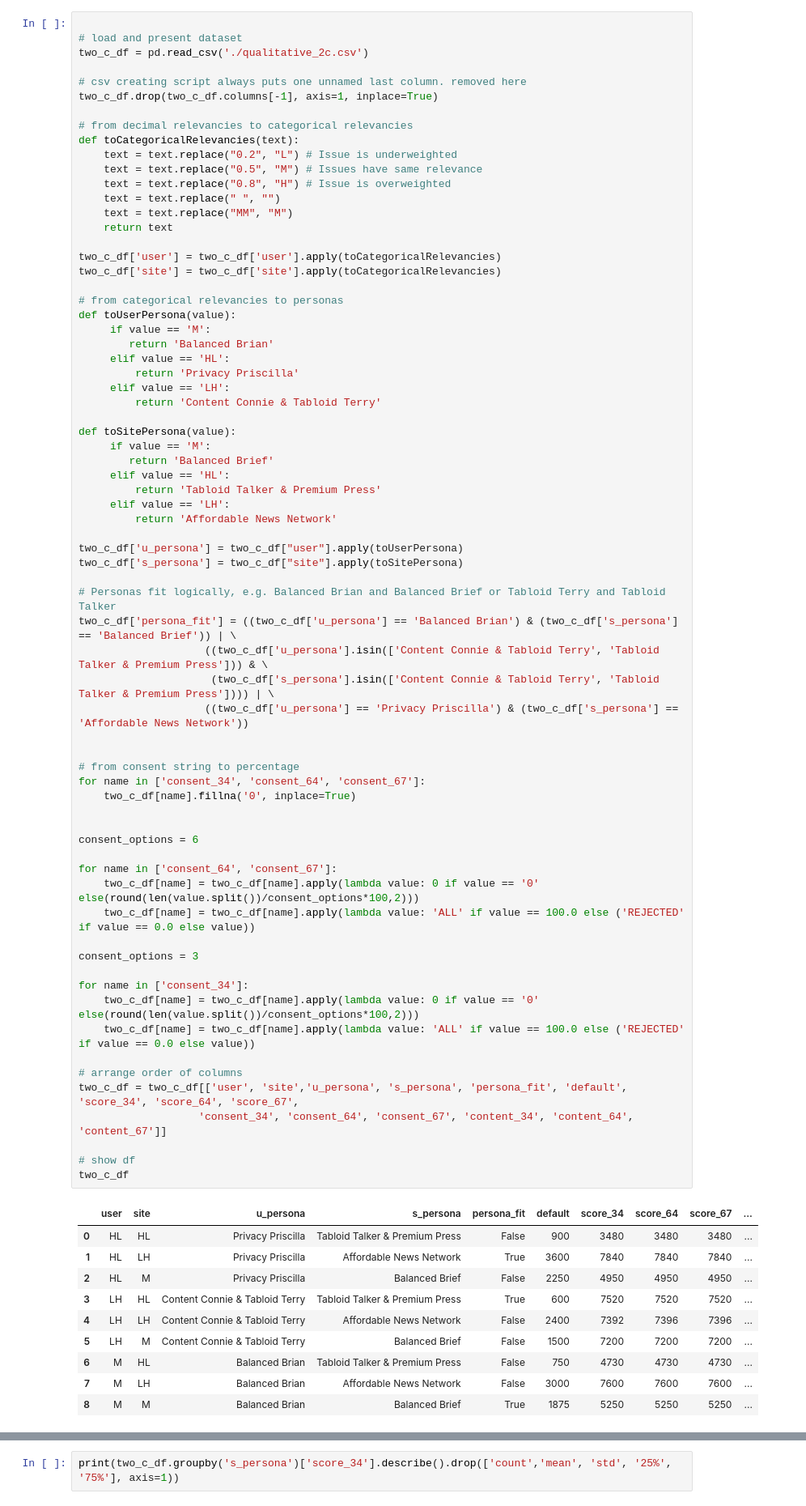
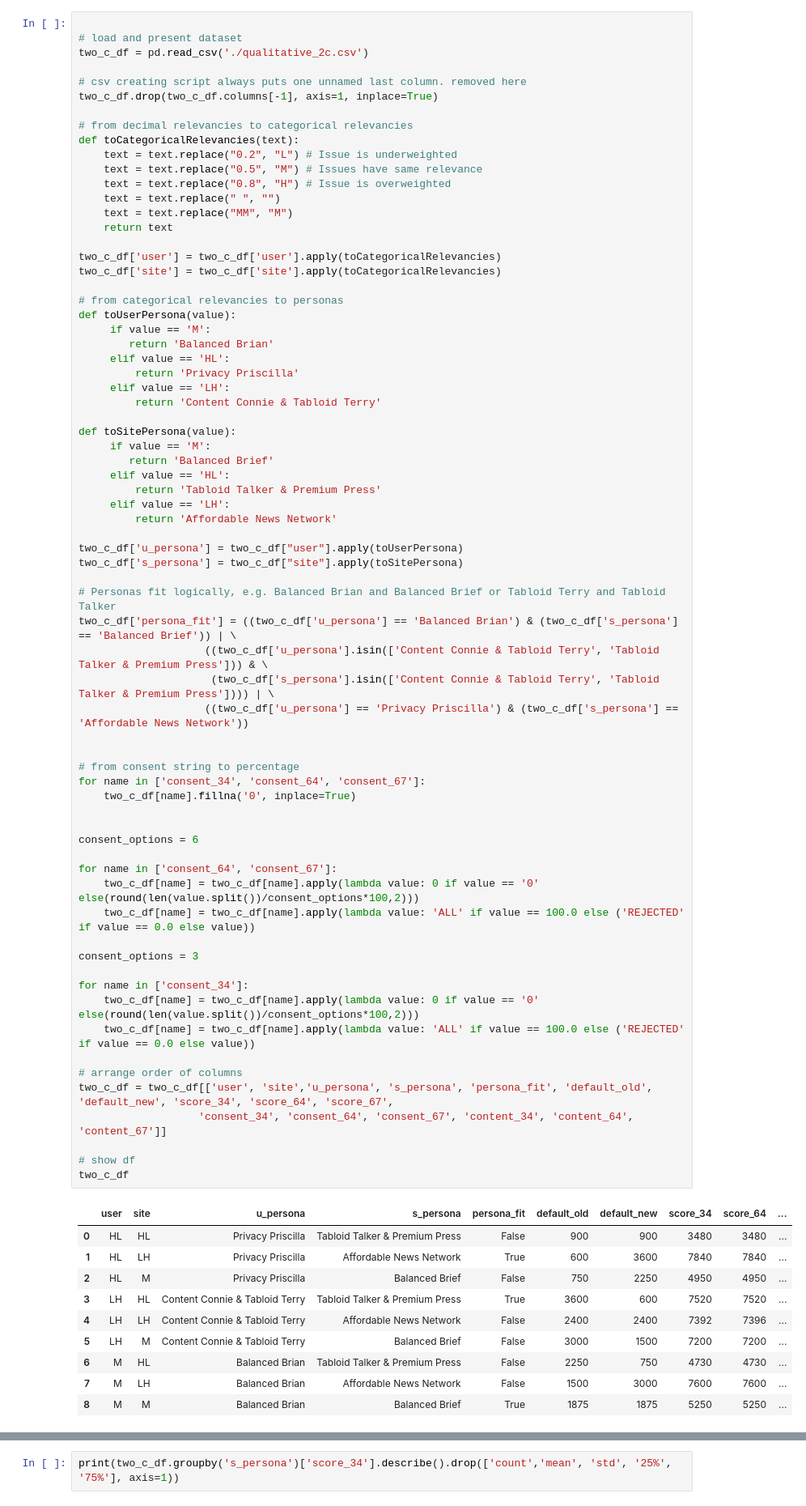
Before and after one commit to 82beja1bwi/contract-evaluation, a Jupyter notebook: qualitative_analysis.ipynb, the cells around one changed output, grey strips where cells are left out. Shown at 81% size. Drawn from its saved outputs; the diff is of its cells as text.

```diff
--- a/qualitative.ipynb
+++ b/qualitative_analysis.ipynb
@@ -74,42 +78,42 @@ two_c_df['s_persona'] = two_c_df["site"].apply(toSitePersona)
 # Personas fit logically, e.g. Balanced Brian and Balanced Brief or Tabloid Terry and Tabloid Talker
 two_c_df['persona_fit'] = ((two_c_df['u_persona'] == 'Balanced Brian') & (two_c_df['s_persona'] == 'Balanced Brief')) | \
                     ((two_c_df['u_persona'].isin(['Content Connie & Tabloid Terry', 'Tabloid Talker & Premium Press'])) & \
                      (two_c_df['s_persona'].isin(['Content Connie & Tabloid Terry', 'Tabloid Talker & Premium Press']))) | \
                     ((two_c_df['u_persona'] == 'Privacy Priscilla') & (two_c_df['s_persona'] == 'Affordable News Network'))
 
 
 # from consent string to percentage
 for name in ['consent_34', 'consent_64', 'consent_67']:
     two_c_df[name].fillna('0', inplace=True)
 
 
 consent_options = 6
 
 for name in ['consent_64', 'consent_67']:
     two_c_df[name] = two_c_df[name].apply(lambda value: 0 if value == '0' else(round(len(value.split())/consent_options*100,2)))
     two_c_df[name] = two_c_df[name].apply(lambda value: 'ALL' if value == 100.0 else ('REJECTED' if value == 0.0 else value))
 
 consent_options = 3
 
 for name in ['consent_34']:
     two_c_df[name] = two_c_df[name].apply(lambda value: 0 if value == '0' else(round(len(value.split())/consent_options*100,2)))
     two_c_df[name] = two_c_df[name].apply(lambda value: 'ALL' if value == 100.0 else ('REJECTED' if value == 0.0 else value))
 
 # arrange order of columns
-two_c_df = two_c_df[['user', 'site','u_persona', 's_persona', 'persona_fit', 'default', 'score_34', 'score_64', 'score_67',
+two_c_df = two_c_df[['user', 'site','u_persona', 's_persona', 'persona_fit', 'default_old', 'default_new', 'score_34', 'score_64', 'score_67',
                    'consent_34', 'consent_64', 'consent_67', 'content_34', 'content_64', 'content_67']]
 
 # show df
 two_c_df
 # %% [output]
-|  | user | site | u_persona | s_persona | persona_fit | default | score_34 | score_64 | score_67 | ... |
-| 0 | HL | HL | Privacy Priscilla | Tabloid Talker & Premium Press | False | 900 | 3480 | 3480 | 3480 | ... |
-| 1 | HL | LH | Privacy Priscilla | Affordable News Network | True | 3600 | 7840 | 7840 | 7840 | ... |
-| 2 | HL | M | Privacy Priscilla | Balanced Brief | False | 2250 | 4950 | 4950 | 4950 | ... |
-| 3 | LH | HL | Content Connie & Tabloid Terry | Tabloid Talker & Premium Press | True | 600 | 7520 | 7520 | 7520 | ... |
-| 4 | LH | LH | Content Connie & Tabloid Terry | Affordable News Network | False | 2400 | 7392 | 7396 | 7396 | ... |
-| 5 | LH | M | Content Connie & Tabloid Terry | Balanced Brief | False | 1500 | 7200 | 7200 | 7200 | ... |
-| 6 | M | HL | Balanced Brian | Tabloid Talker & Premium Press | False | 750 | 4730 | 4730 | 4730 | ... |
-| 7 | M | LH | Balanced Brian | Affordable News Network | False | 3000 | 7600 | 7600 | 7600 | ... |
-| 8 | M | M | Balanced Brian | Balanced Brief | True | 1875 | 5250 | 5250 | 5250 | ... |
+|  | user | site | u_persona | s_persona | persona_fit | default_old | default_new | score_34 | score_64 | ... |
+| 0 | HL | HL | Privacy Priscilla | Tabloid Talker & Premium Press | False | 900 | 900 | 3480 | 3480 | ... |
+| 1 | HL | LH | Privacy Priscilla | Affordable News Network | True | 600 | 3600 | 7840 | 7840 | ... |
+| 2 | HL | M | Privacy Priscilla | Balanced Brief | False | 750 | 2250 | 4950 | 4950 | ... |
+| 3 | LH | HL | Content Connie & Tabloid Terry | Tabloid Talker & Premium Press | True | 3600 | 600 | 7520 | 7520 | ... |
+| 4 | LH | LH | Content Connie & Tabloid Terry | Affordable News Network | False | 2400 | 2400 | 7392 | 7396 | ... |
+| 5 | LH | M | Content Connie & Tabloid Terry | Balanced Brief | False | 3000 | 1500 | 7200 | 7200 | ... |
+| 6 | M | HL | Balanced Brian | Tabloid Talker & Premium Press | False | 2250 | 750 | 4730 | 4730 | ... |
+| 7 | M | LH | Balanced Brian | Affordable News Network | False | 1500 | 3000 | 7600 | 7600 | ... |
+| 8 | M | M | Balanced Brian | Balanced Brief | True | 1875 | 1875 | 5250 | 5250 | ... |
 # %% [markdown]
```
Also changed, not shown: parts of 57 cells of this notebook, 9 other files.
